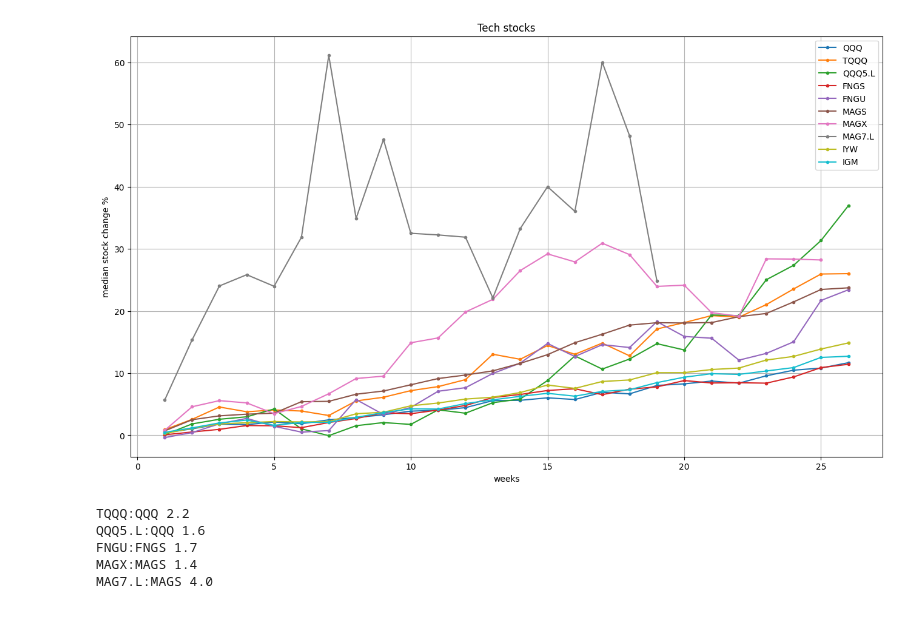
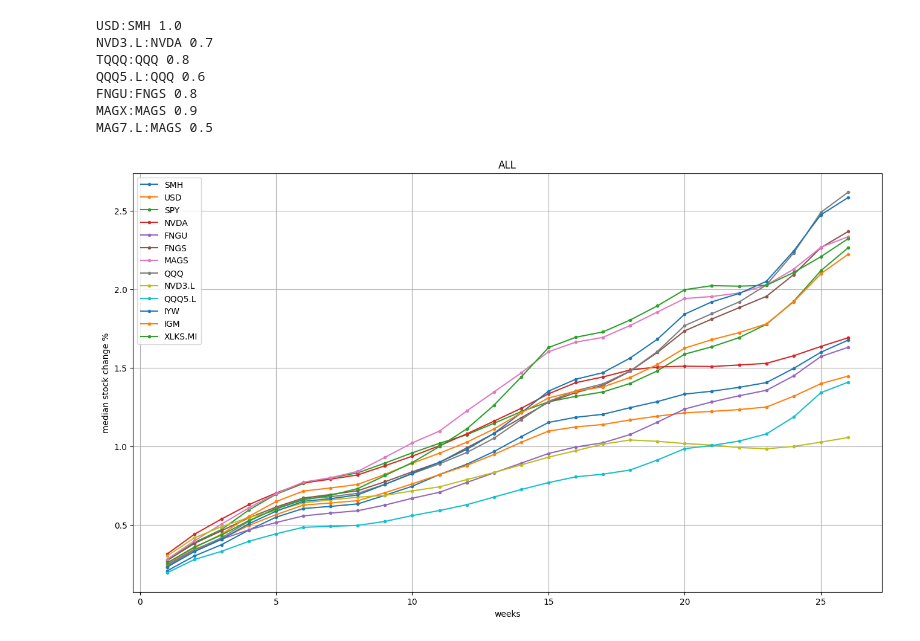
Before and after one commit to dotchev/stox, a Jupyter notebook: weekly-stocks.ipynb, the cells around one changed output. Saved outputs shown, nothing was run; the diff lists cells and outputs as text; code cells hidden in the pictures.

```diff
--- a/weekly-stocks.ipynb
+++ b/weekly-stocks.ipynb
@@ -5,9 +5,10 @@ import matplotlib.pyplot as plt
 from statistics import mean
 from datetime import date
 # %%
-start_date = '2021-1-1'
+start_date = '2023-4-10' # start of MAGS history
+# start_date = '2021-1-1'
 history_map = {}
-for symbol in ['SMH','USD','SOXL','QQQ','TQQQ','NVDA','FNGU','FNGS','MAGS','MAGX','MAG7.L','NVD3.L','QQQ5.L','IYW','IGM']:
+for symbol in ['SMH','USD','SOXL','SPY','QQQ','TQQQ','NVDA','FNGU','FNGS','MAGS','MAGX','MAG7.L','NVD3.L','QQQ5.L','IYW','IGM','XLKS.MI']:
     tickerData = yf.Ticker(symbol)
     history = tickerData.history(interval='1wk', start=start_date, end=date.today()) # prices are adjusted for splits
     print(f'{symbol} history: {len(history)}w')
@@ -65,20 +66,24 @@ df = pd.DataFrame()
 # %%
-symbols = ['SMH','USD','SOXL','NVDA','NVD3.L']
-for symbol in symbols:
+max_weeks = 26
+
+df = pd.DataFrame()
+for symbol in history_map:
     history = history_map[symbol]
-    stock_change_median = [None]
+    value = [None] # week 0
     for weeks in range(1, max_weeks+1):
         if len(history) <= weeks:
-            stock_change_median.append(None)
+            value.append(None)
         else:
             stock_changes = history['Close'].pct_change(periods=weeks) * 100
-            stock_change_median.append(stock_changes.median())
-    # plt.plot(stock_change_median, label=symbol, marker='.')
-    df[symbol] = stock_change_median
+            # value.append(stock_changes.median())
+            value.append(stock_changes.mean() / stock_changes.std())
+    df[symbol] = value
 
-df[symbols].plot(figsize=(16,9), marker='.')
-plt.legend()
-plt.title('Semiconductors')
-plt.xlabel('weeks')
-plt.ylabel('median stock change %')
-plt.grid()
+# Plot median stock change over number of weeks
+def plot(title, symbols):
+  df[symbols].plot(figsize=(16,9), marker='.')
+  plt.legend()
+  plt.title(title)
+  plt.xlabel('weeks')
+  plt.ylabel('median stock change %')
+  plt.grid()
@@ -93,33 +90,22 @@ NVD3.L:NVDA 2.4
-# %%
-symbols = ['QQQ','TQQQ','QQQ5.L','FNGS','FNGU','MAGS','MAGX','MAG7.L','IYW','IGM']
-for symbol in symbols:
-    history = history_map[symbol]
-    stock_change_median = [None]
-    for weeks in range(1, max_weeks+1):
-        if len(history) <= weeks:
-            stock_change_median.append(None)
-        else:
-            stock_changes = history['Close'].pct_change(periods=weeks) * 100
-            stock_change_median.append(stock_changes.median())
-    df[symbol] = stock_change_median
-
-df[symbols].plot(figsize=(16,9), marker='.')
-plt.legend()
-plt.title('Tech stocks')
-plt.xlabel('weeks')
-plt.ylabel('median stock change %')
-plt.grid()
-# %% [output]
-[figure, removed]
 # %%
+print(f'USD:SMH {(df.USD / df.SMH).median():.1f}')
+print(f'NVD3.L:NVDA {(df["NVD3.L"] / df.NVDA).median():.1f}')
 print(f'TQQQ:QQQ {(df.TQQQ / df.QQQ).median():.1f}')
 print(f'QQQ5.L:QQQ {(df["QQQ5.L"] / df.QQQ).median():.1f}')
 print(f'FNGU:FNGS {(df.FNGU / df.FNGS).median():.1f}')
 print(f'MAGX:MAGS {(df.MAGX / df.MAGS).median():.1f}')
 print(f'MAG7.L:MAGS {(df["MAG7.L"] / df.MAGS).median():.1f}')
 # %% [output]
-TQQQ:QQQ 2.2
-QQQ5.L:QQQ 1.6
-FNGU:FNGS 1.7
-MAGX:MAGS 1.4
-MAG7.L:MAGS 4.0
+USD:SMH 1.0
+NVD3.L:NVDA 0.7
+TQQQ:QQQ 0.8
+QQQ5.L:QQQ 0.6
+FNGU:FNGS 0.8
+MAGX:MAGS 0.9
+MAG7.L:MAGS 0.5
+# %%
+plot(title='ALL', symbols = ['SMH','USD','SPY','NVDA','FNGU','FNGS','MAGS','QQQ',
+                            #  'MAGX','MAG7.L','SOXL','TQQQ',
+                            'NVD3.L','QQQ5.L','IYW','IGM','XLKS.MI'])
+# %% [output]
+[figure, added]
```
Also changed, not shown: parts of 12 cells of this notebook, 25 other files.
